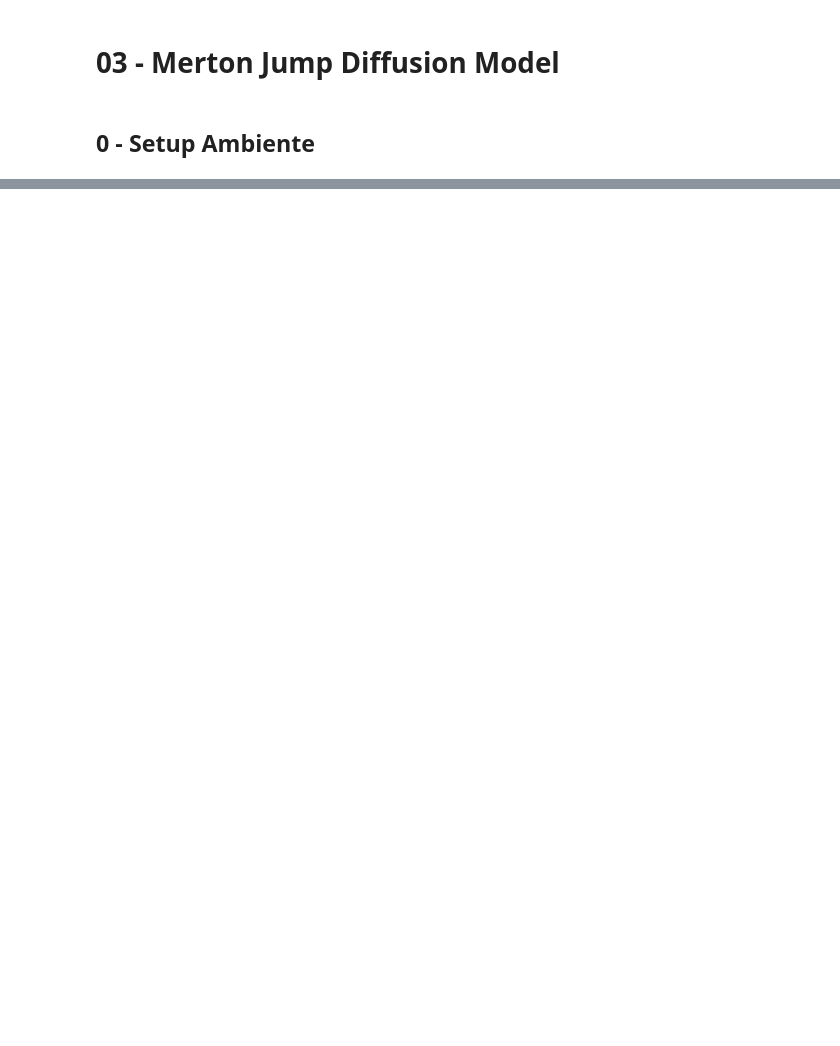
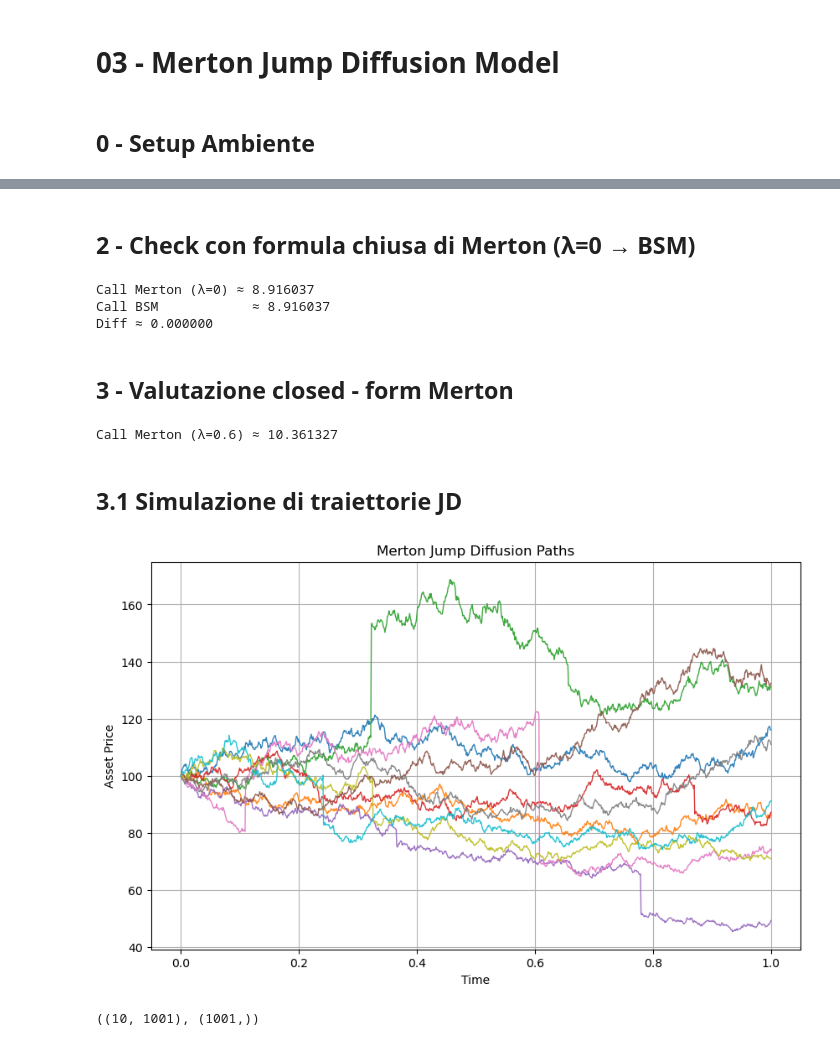
Before and after one commit to EmanueleLippi/Tesi_Opzioni_MonteCarlo, a Jupyter notebook: notebooks/03 -Merton_Jump_Diffusion.ipynb, the cells around one changed output, grey strips where cells are left out. Drawn from its saved outputs; the diff is of its cells as text; code cells hidden in the pictures; blank space fills up the shorter version.

Commit message:
Concluso notebook teorico Merton e fix di script

```diff
--- a/notebooks/03 -Merton_Jump_Diffusion.ipynb
+++ b/notebooks/03 -Merton_Jump_Diffusion.ipynb
@@ -43,0 +37,42 @@ Monte Carlo: 11.667349945675907 ± 0.2764567128434369
+# %% [markdown]
+## 2 - Check con formula chiusa di Merton (λ=0 → BSM)
+# %%
+params_l0 = JDParams(sigma=0.2, lam=0.0, mu_J=-0.1, sigma_J=0.25) # λ=0 → BSM
+cf_l0 = merton_cf_call(S0, K, T, r, q, params_l0, trunc=0) # formula chiusa Merton con λ=0
+bs = bs_price(S0, K, T, r, params_l0.sigma, q, kind="call") # BSM
+print(f"Call Merton (λ=0) ≈ {cf_l0:.6f}") # atteso ≈ 8.9160
+print(f"Call BSM            ≈ {bs:.6f}") # atteso ≈ 8.9160
+print(f"Diff ≈ {abs(cf_l0 - bs):.6f}") # atteso ≈ 0.0000
+# %% [output]
+Call Merton (λ=0) ≈ 8.916037
+Call BSM            ≈ 8.916037
+Diff ≈ 0.000000
+# %% [markdown]
+## 3 - Valutazione closed - form Merton
+# %%
+params = JDParams(sigma=0.2, lam=0.6, mu_J=-0.10, sigma_J=0.25) # parametri Merton JD
+cf_price = merton_cf_call(S0, K, T, r, q, params, trunc=60) # formula chiusa Merton
+print(f"Call Merton (λ=0.6) ≈ {cf_price:.6f}") # atteso ≈ 10.36
+# %% [output]
+Call Merton (λ=0.6) ≈ 10.361327
+# %% [markdown]
+## 3.1 Simulazione di traiettorie JD
+# %%
+# import della libreria per visualizzazione grafici
+from utils_plot import plot_paths
+# Parametri per il grafico
+S0, T, r, q = 100.0, 1.0, 0.02, 0.00
+# Parametri del modello di Merton Jump Diffusion
+params = JDParams(sigma=0.2, lam=0.6, mu_J=-0.10, sigma_J=0.25)
+
+N = 1000 # numero di passi temporali
+M = 10   # numero di traiettorie da simulare
+SEED = 42 # seme per la riproducibilità
+
+t, S_paths = simulate_merton_jd(S0=S0, r=r, q=q, params=params, T=T, N=N, M=M, seed=SEED, antithetic=False) # simulo traiettorie
+plot_paths(t, S_paths, title="Merton Jump Diffusion Paths", xlabel="Time", ylabel="Asset Price")
+plt.show()
+S_paths.shape, t.shape
+# %% [output]
+[figure, added]
+((10, 1001), (1001,))
```
Also changed, not shown: parts of 3 cells of this notebook, 1 other file.
